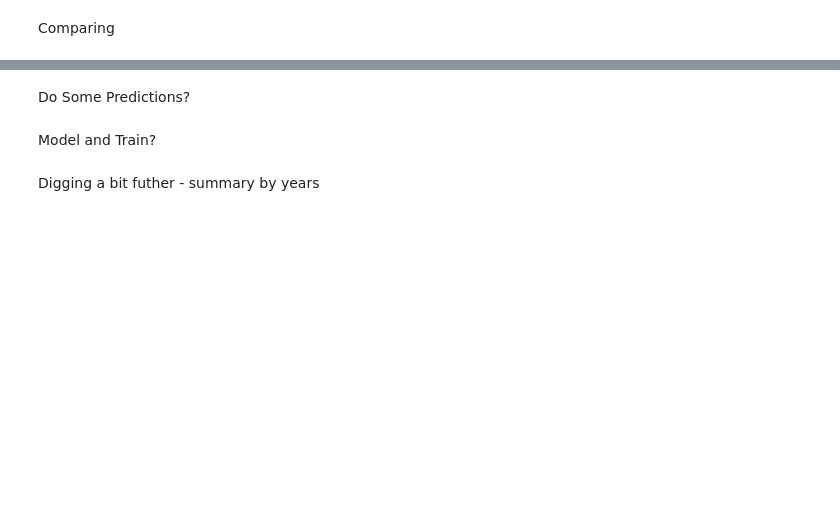
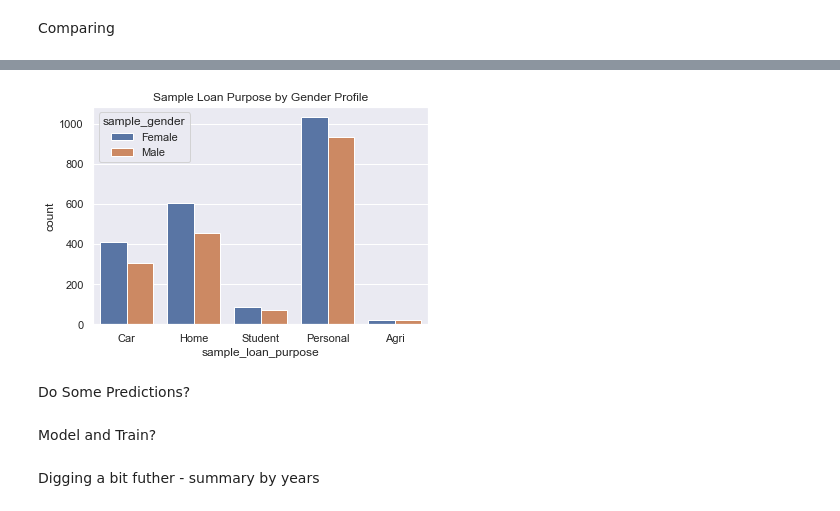
Before and after one commit to brendantipp/sem2_prog_data_analysis_project, a Jupyter notebook: product_analysis.ipynb, the cells around one changed output, grey strips where cells are left out. Drawn from its saved outputs; the diff is of its cells as text; code cells hidden in the pictures; blank space fills up the shorter version.

Commit message:
added some reserach on synthetic data

```diff
--- a/product_analysis.ipynb
+++ b/product_analysis.ipynb
@@ -693,3 +712,14 @@ sns.catplot(x="sample_loan_purpose", y="sample_age", hue="sample_gender", kind="
+# %%
+#set the style of the countplot
+sns.set(style="darkgrid")
+#generate a countplot of loan purpose
+sns.countplot(x='sample_loan_purpose',hue="sample_gender" , data=sample_df)
+#show the title
+plt.title ("Sample Loan Purpose by Gender Profile")
+#plot the graph
+plt.show()
+# %% [output]
+[figure, added]
 # %% [markdown]
 Do Some Predictions?
 # %% [markdown]
```
Also changed, not shown: parts of 16 cells of this notebook.
